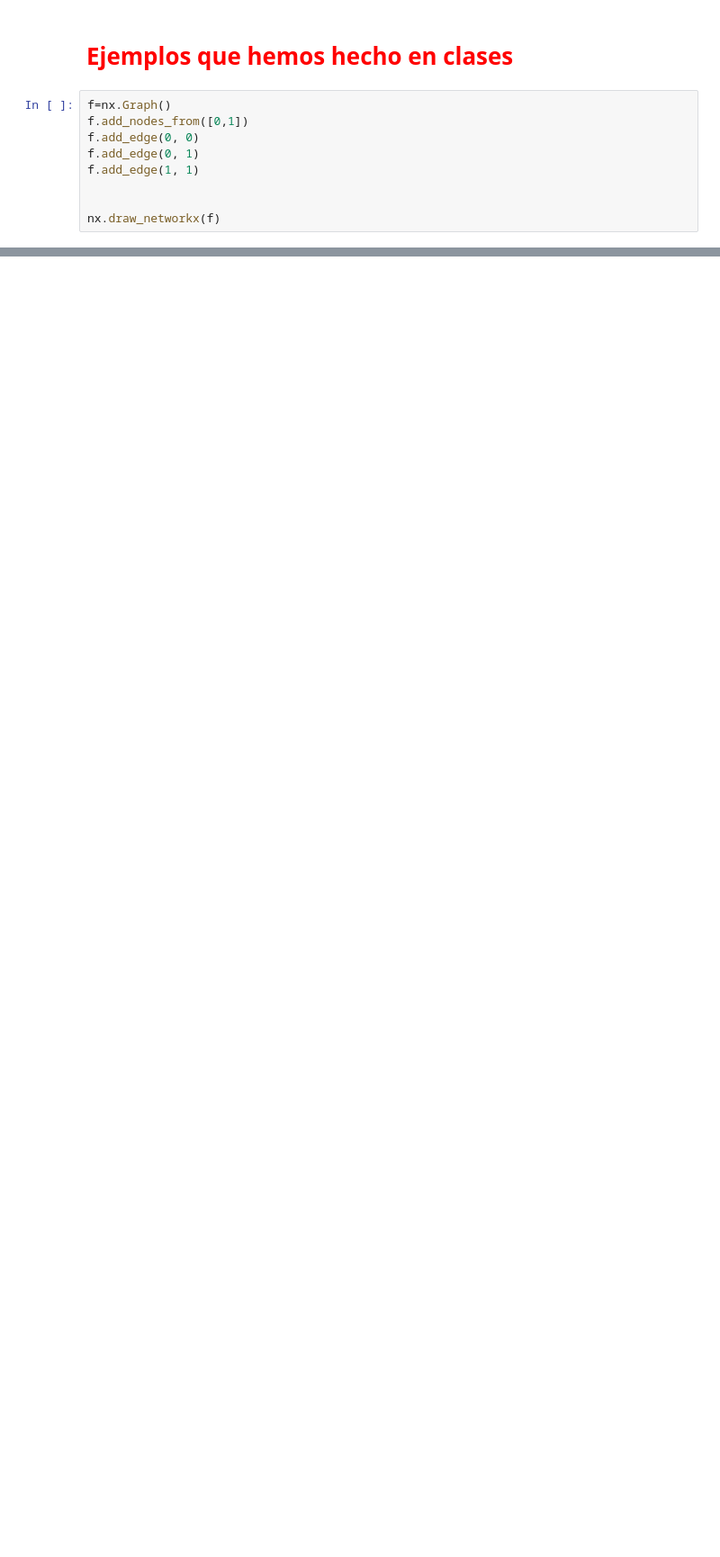
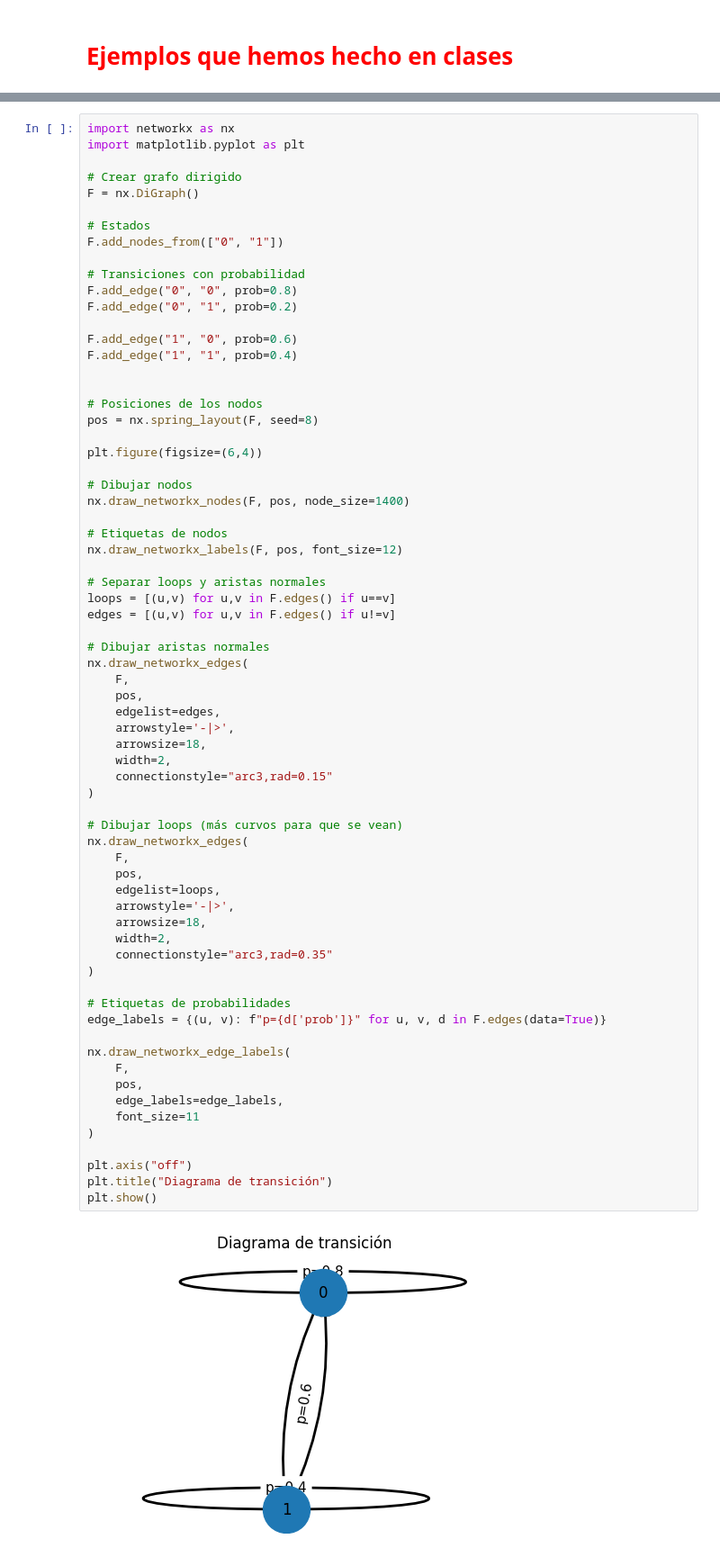
Before and after one commit to PerdomoVergaraFernando/Procesos-Estocasticos, a Jupyter notebook: Tutorial_de_Noteworkx.ipynb, the cells around one changed output, grey strips where cells are left out. Shown at 90% size. Cells and saved outputs as stored; diff of their text form; blank space fills up the shorter version.

```diff
--- a/Tutorial_de_Noteworkx.ipynb
+++ b/Tutorial_de_Noteworkx.ipynb
@@ -209,11 +209,2 @@ plt.show()
 # %% [markdown]
 # <font color= red> Ejemplos que hemos hecho en clases
-# %%
-f=nx.Graph()
-f.add_nodes_from([0,1])
-f.add_edge(0, 0)
-f.add_edge(0, 1)
-f.add_edge(1, 1)
-
-
-nx.draw_networkx(f)
@@ -221,0 +211,70 @@ nx.draw_networkx(f)
+# %%
+import networkx as nx
+import matplotlib.pyplot as plt
+
+# Crear grafo dirigido
+F = nx.DiGraph()
+
+# Estados
+F.add_nodes_from(["0", "1"])
+
+# Transiciones con probabilidad
+F.add_edge("0", "0", prob=0.8)
+F.add_edge("0", "1", prob=0.2)
+
+F.add_edge("1", "0", prob=0.6)
+F.add_edge("1", "1", prob=0.4)
+
+
+# Posiciones de los nodos
+pos = nx.spring_layout(F, seed=8)
+
+plt.figure(figsize=(6,4))
+
+# Dibujar nodos
+nx.draw_networkx_nodes(F, pos, node_size=1400)
+
+# Etiquetas de nodos
+nx.draw_networkx_labels(F, pos, font_size=12)
+
+# Separar loops y aristas normales
+loops = [(u,v) for u,v in F.edges() if u==v]
+edges = [(u,v) for u,v in F.edges() if u!=v]
+
+# Dibujar aristas normales
+nx.draw_networkx_edges(
+    F,
+    pos,
+    edgelist=edges,
+    arrowstyle='-|>',
+    arrowsize=18,
+    width=2,
+    connectionstyle="arc3,rad=0.15"
+)
+
+# Dibujar loops (más curvos para que se vean)
+nx.draw_networkx_edges(
+    F,
+    pos,
+    edgelist=loops,
+    arrowstyle='-|>',
+    arrowsize=18,
+    width=2,
+    connectionstyle="arc3,rad=0.35"
+)
+
+# Etiquetas de probabilidades
+edge_labels = {(u, v): f"p={d['prob']}" for u, v, d in F.edges(data=True)}
+
+nx.draw_networkx_edge_labels(
+    F,
+    pos,
+    edge_labels=edge_labels,
+    font_size=11
+)
+
+plt.axis("off")
+plt.title("Diagrama de transición")
+plt.show()
+# %% [output]
+[figure, added]
```
Also changed, not shown: parts of 9 cells of this notebook.
